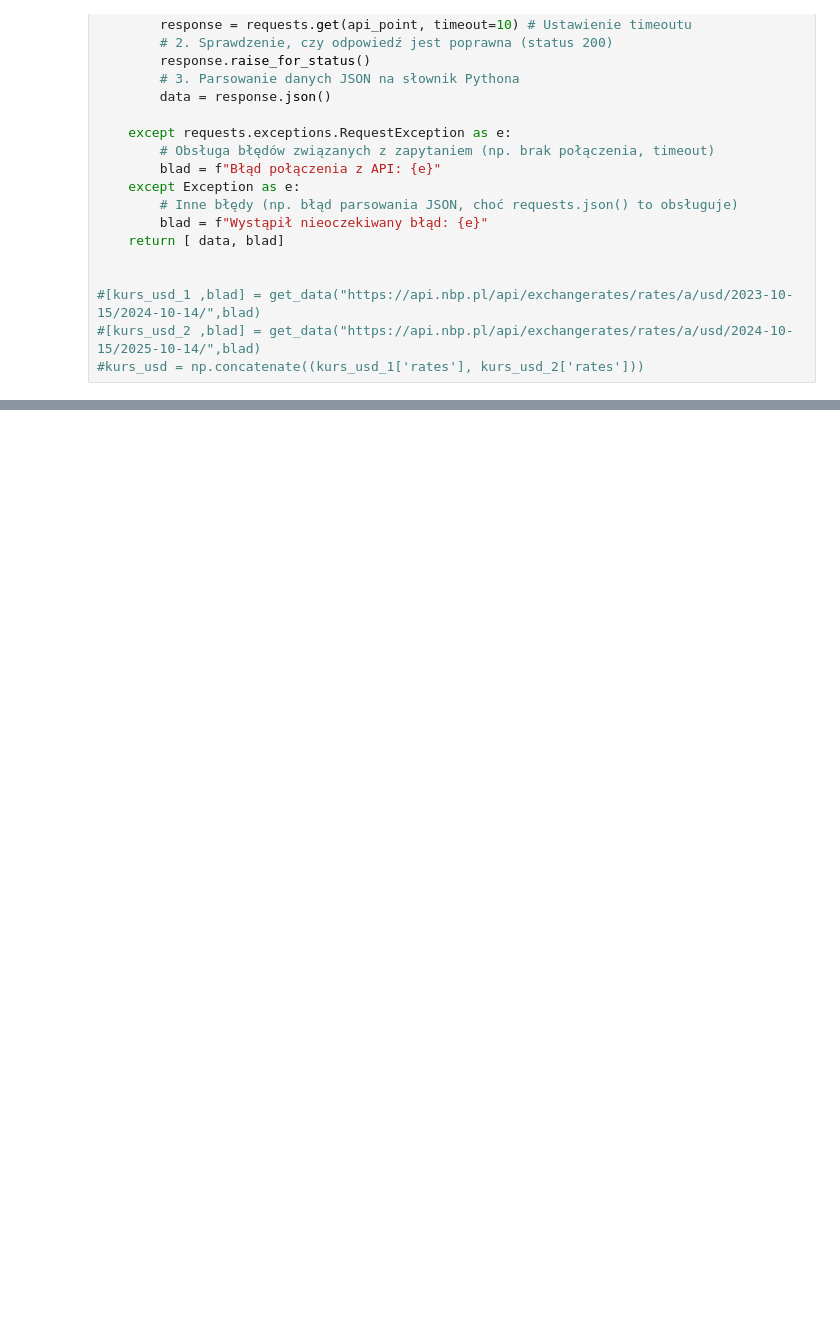
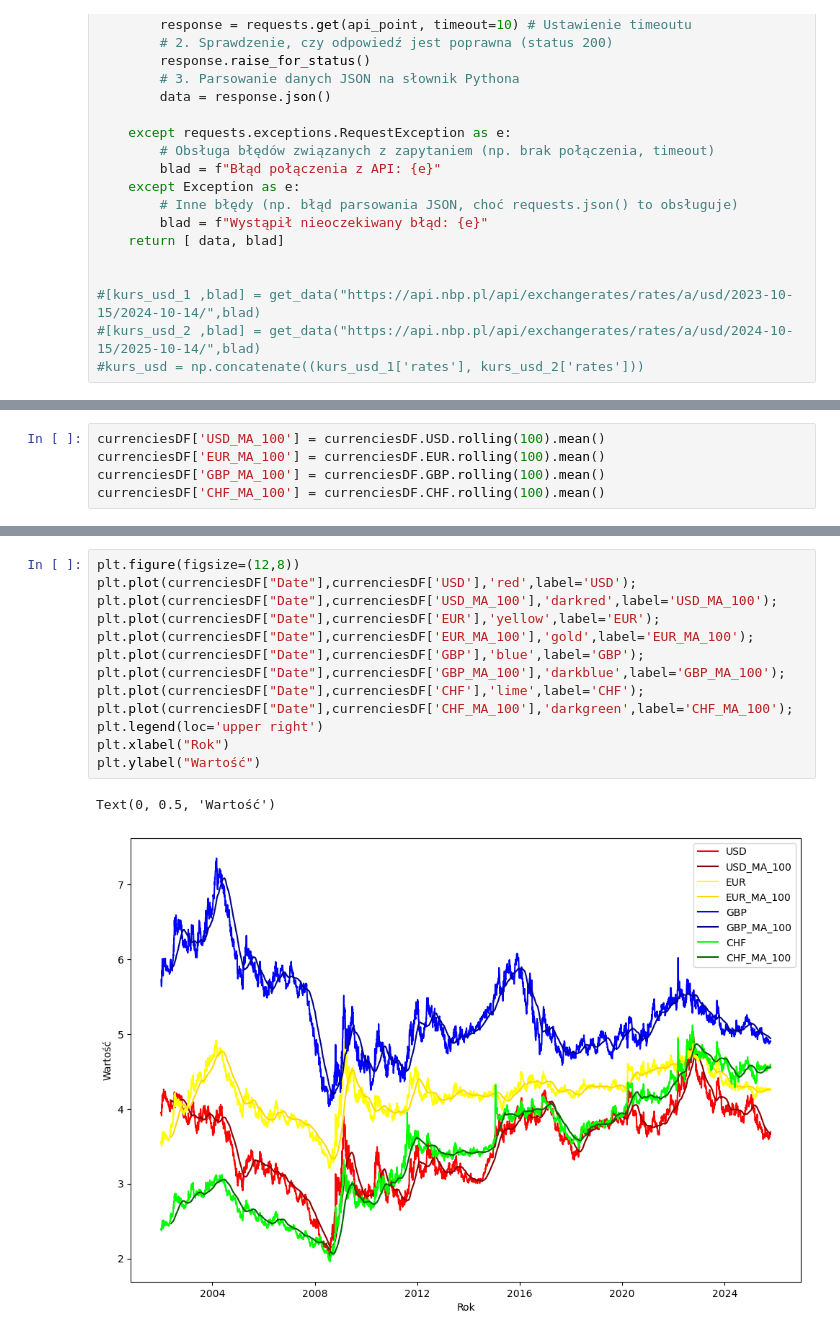
Before and after one commit to karol-jedrzejak/currency-monitor-app, a Jupyter notebook: resources/PredictCurrency.ipynb, the cells around one changed output, grey strips where cells are left out. Drawn from its saved outputs; the diff is of its cells as text; blank space fills up the shorter version.

```diff
--- a/resources/PredictCurrency.ipynb
+++ b/resources/PredictCurrency.ipynb
@@ -184,0 +183,5 @@ plt.plot(df_kurs_chf['mid']);
+# %%
+currenciesDF['USD_MA_100'] = currenciesDF.USD.rolling(100).mean()
+currenciesDF['EUR_MA_100'] = currenciesDF.EUR.rolling(100).mean()
+currenciesDF['GBP_MA_100'] = currenciesDF.GBP.rolling(100).mean()
+currenciesDF['CHF_MA_100'] = currenciesDF.CHF.rolling(100).mean()
@@ -184,0 +204,16 @@ plt.plot(df_kurs_chf['mid']);
+# %%
+plt.figure(figsize=(12,8))
+plt.plot(currenciesDF["Date"],currenciesDF['USD'],'red',label='USD');
+plt.plot(currenciesDF["Date"],currenciesDF['USD_MA_100'],'darkred',label='USD_MA_100');
+plt.plot(currenciesDF["Date"],currenciesDF['EUR'],'yellow',label='EUR');
+plt.plot(currenciesDF["Date"],currenciesDF['EUR_MA_100'],'gold',label='EUR_MA_100');
+plt.plot(currenciesDF["Date"],currenciesDF['GBP'],'blue',label='GBP');
+plt.plot(currenciesDF["Date"],currenciesDF['GBP_MA_100'],'darkblue',label='GBP_MA_100');
+plt.plot(currenciesDF["Date"],currenciesDF['CHF'],'lime',label='CHF');
+plt.plot(currenciesDF["Date"],currenciesDF['CHF_MA_100'],'darkgreen',label='CHF_MA_100');
+plt.legend(loc='upper right')
+plt.xlabel("Rok")
+plt.ylabel("Wartość")
+# %% [output]
+Text(0, 0.5, 'Wartość')
+[figure, added]
```
Also changed, not shown: parts of 20 cells of this notebook, 1 other file.
